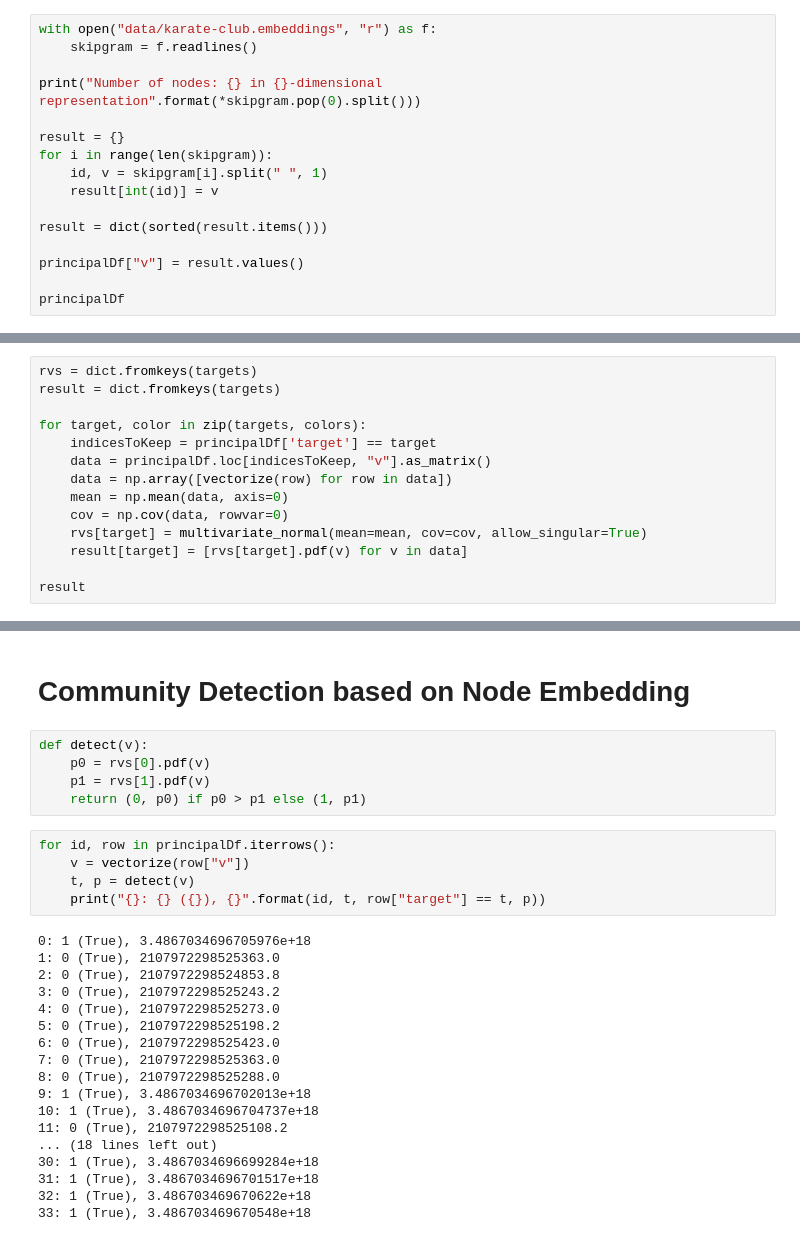
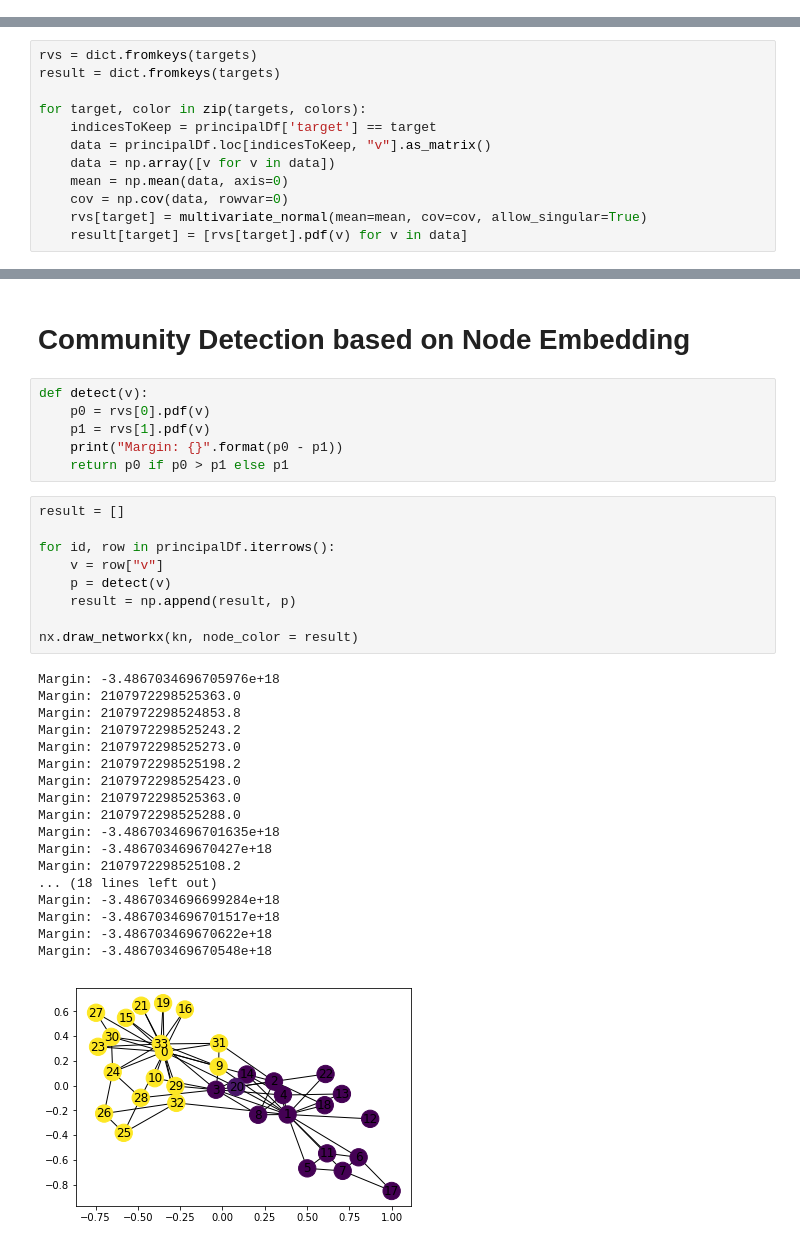
Before and after one commit to gsanou/knowledge-graph-base, a Jupyter notebook: src/Community_Embedding_SOTA.ipynb, the cells around one changed output, grey strips where cells are left out. Drawn from its saved outputs; the diff is of its cells as text.

Commit message:
Fix Community Detection on Community Embedding aggregation.

```diff
--- a/src/Community_Embedding_SOTA.ipynb
+++ b/src/Community_Embedding_SOTA.ipynb
@@ -95,18 +133,2 @@ Training...
 # %% [markdown]
 # Community Embedding
-# %%
-with open("data/karate-club.embeddings", "r") as f:
-    skipgram = f.readlines()
-
-print("Number of nodes: {} in {}-dimensional representation".format(*skipgram.pop(0).split()))
-
-result = {}
-for i in range(len(skipgram)):
-    id, v = skipgram[i].split(" ", 1)
-    result[int(id)] = v
-
-result = dict(sorted(result.items()))
-
-principalDf["v"] = result.values()
-
-principalDf
@@ -139,10 +139,8 @@ result = dict.fromkeys(targets)
 for target, color in zip(targets, colors):
     indicesToKeep = principalDf['target'] == target
     data = principalDf.loc[indicesToKeep, "v"].as_matrix()
-    data = np.array([vectorize(row) for row in data])
+    data = np.array([v for v in data])
     mean = np.mean(data, axis=0)
     cov = np.cov(data, rowvar=0)
     rvs[target] = multivariate_normal(mean=mean, cov=cov, allow_singular=True)
     result[target] = [rvs[target].pdf(v) for v in data]
-
-result
@@ -170,27 +150,33 @@ result
 def detect(v):
     p0 = rvs[0].pdf(v)
     p1 = rvs[1].pdf(v)
-    return (0, p0) if p0 > p1 else (1, p1)
+    print("Margin: {}".format(p0 - p1))
+    return p0 if p0 > p1 else p1
 # %%
+result = []
+
 for id, row in principalDf.iterrows():
-    v = vectorize(row["v"])
-    t, p = detect(v)
-    print("{}: {} ({}), {}".format(id, t, row["target"] == t, p))
+    v = row["v"]
+    p = detect(v)
+    result = np.append(result, p)
+
+nx.draw_networkx(kn, node_color = result)
 # %% [output]
-0: 1 (True), 3.4867034696705976e+18
-1: 0 (True), 2107972298525363.0
-2: 0 (True), 2107972298524853.8
-3: 0 (True), 2107972298525243.2
-4: 0 (True), 2107972298525273.0
-5: 0 (True), 2107972298525198.2
-6: 0 (True), 2107972298525423.0
-7: 0 (True), 2107972298525363.0
-8: 0 (True), 2107972298525288.0
-9: 1 (True), 3.4867034696702013e+18
-10: 1 (True), 3.4867034696704737e+18
-11: 0 (True), 2107972298525108.2
+Margin: -3.4867034696705976e+18
+Margin: 2107972298525363.0
+Margin: 2107972298524853.8
+Margin: 2107972298525243.2
+Margin: 2107972298525273.0
+Margin: 2107972298525198.2
+Margin: 2107972298525423.0
+Margin: 2107972298525363.0
+Margin: 2107972298525288.0
+Margin: -3.4867034696701635e+18
+Margin: -3.486703469670427e+18
+Margin: 2107972298525108.2
 ... (18 lines left out)
-30: 1 (True), 3.4867034696699284e+18
-31: 1 (True), 3.4867034696701517e+18
-32: 1 (True), 3.486703469670622e+18
-33: 1 (True), 3.486703469670548e+18
+Margin: -3.4867034696699284e+18
+Margin: -3.4867034696701517e+18
+Margin: -3.486703469670622e+18
+Margin: -3.486703469670548e+18
+[figure, added]
```
Also changed, not shown: parts of 8 cells of this notebook, 1 other file.
